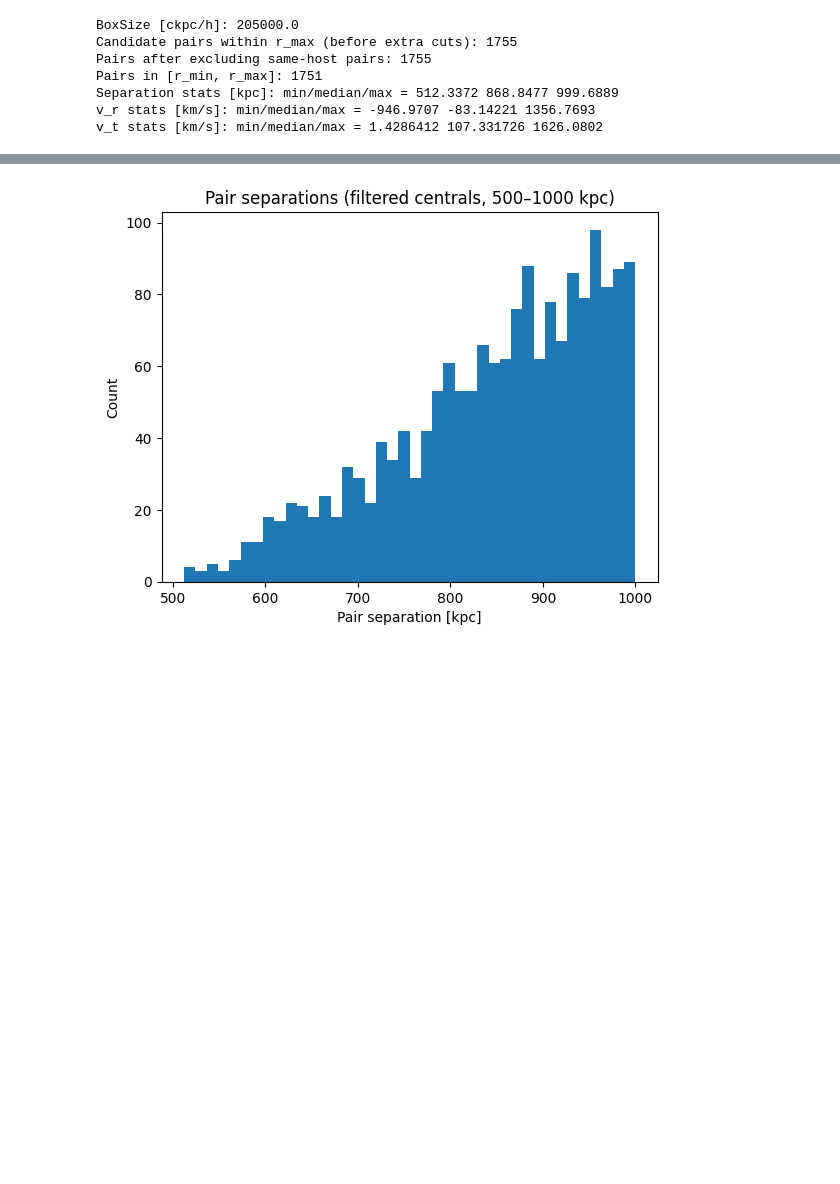
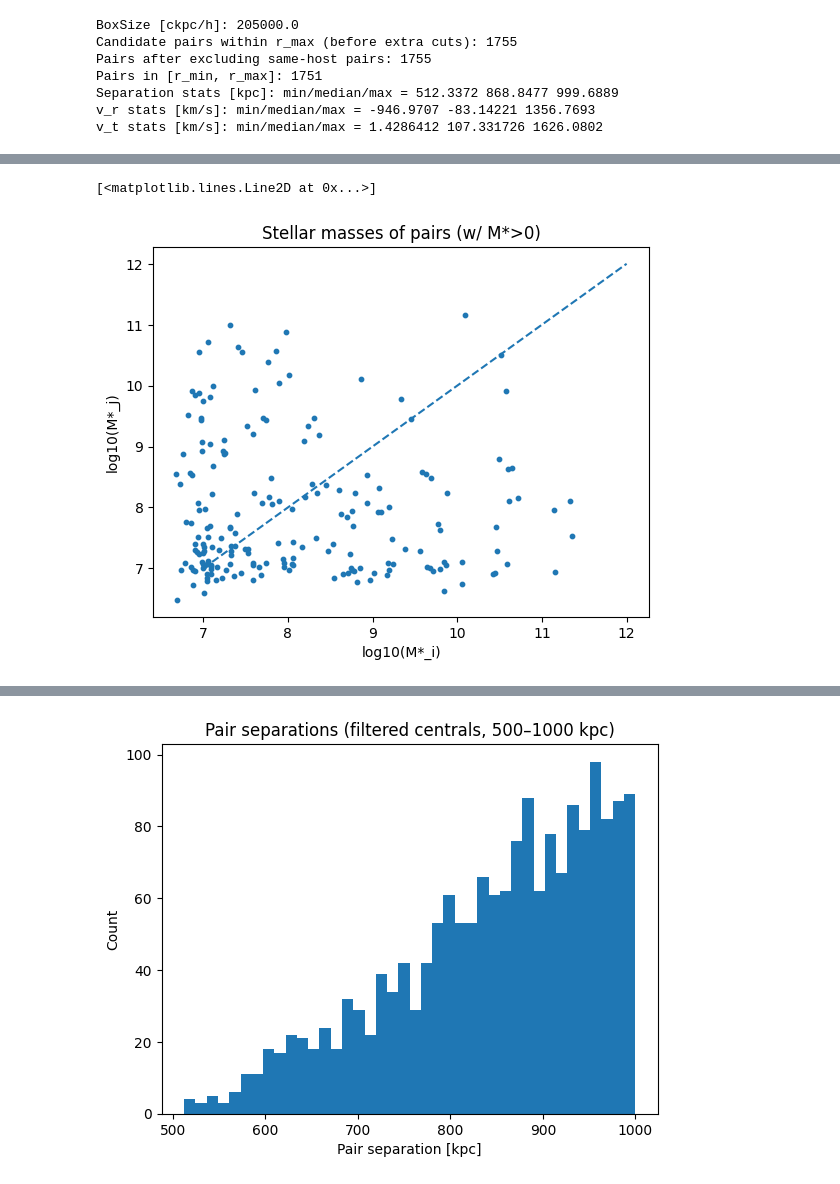
Before and after one commit to topesonen/dsp-cosmology, a Jupyter notebook: notebooks/explore.ipynb, the cells around one changed output, grey strips where cells are left out. Saved outputs shown, nothing was run; the diff lists cells and outputs as text; code cells hidden in the pictures; blank space fills up the shorter version.

```diff
--- a/notebooks/explore.ipynb
+++ b/notebooks/explore.ipynb
@@ -397,0 +346,14 @@ plt.show()
+# %%
+plt.scatter(
+    np.log10(sub_masstype_stars[i_valid]),
+    np.log10(sub_masstype_stars[j_valid]),
+    s=10
+)
+plt.xlabel("log10(M*_i)")
+plt.ylabel("log10(M*_j)")
+plt.title("Stellar masses of pairs (w/ M*>0)")
+x = np.linspace(7,12,100)
+plt.plot(x, x, linestyle="--")
+# %% [output]
+[<matplotlib.lines.Line2D at 0x...>]
+[figure, added]
```
Also changed, not shown: parts of 28 cells of this notebook.
